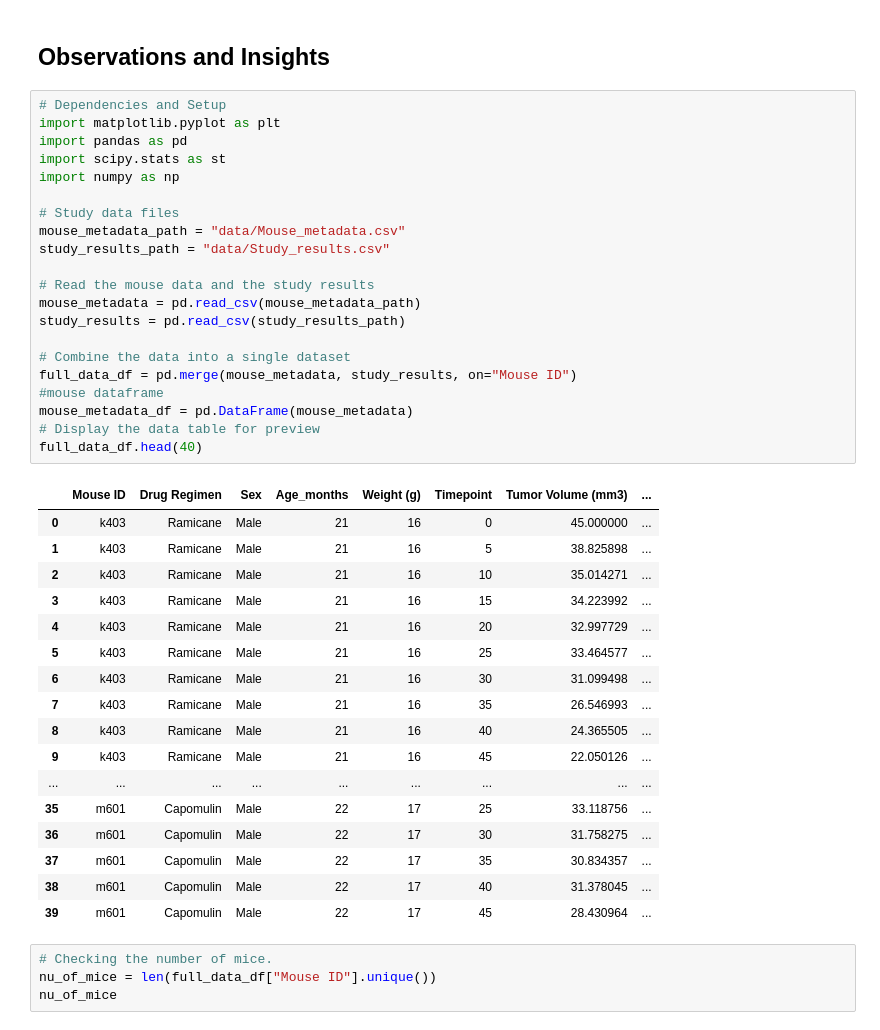
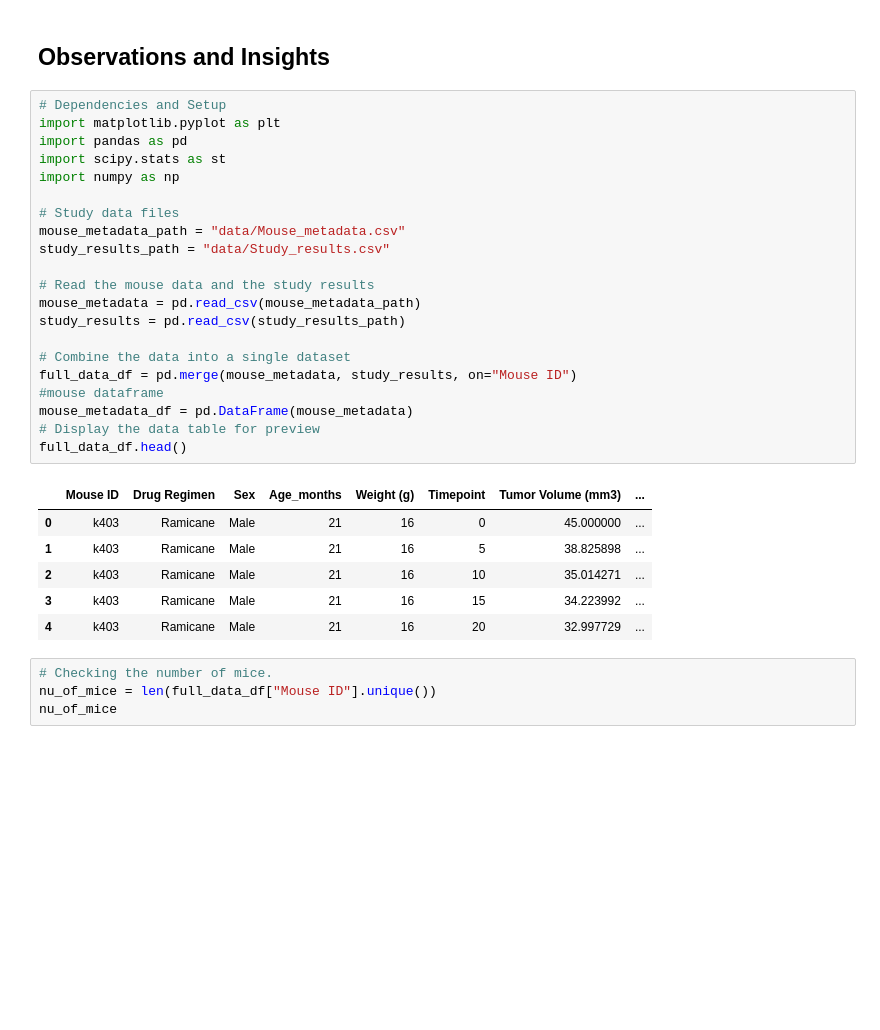
Before and after one commit to Corters22/Pymaceuticals_Review, a Jupyter notebook: pymaceuticals_starter.ipynb, the cells around one changed output. Drawn from its saved outputs; the diff is of its cells as text; blank space fills up the shorter version.

```diff
--- a/pymaceuticals_starter.ipynb
+++ b/pymaceuticals_starter.ipynb
@@ -3,42 +3,31 @@
 # %%
 # Dependencies and Setup
 import matplotlib.pyplot as plt
 import pandas as pd
 import scipy.stats as st
 import numpy as np
 
 # Study data files
 mouse_metadata_path = "data/Mouse_metadata.csv"
 study_results_path = "data/Study_results.csv"
 
 # Read the mouse data and the study results
 mouse_metadata = pd.read_csv(mouse_metadata_path)
 study_results = pd.read_csv(study_results_path)
 
 # Combine the data into a single dataset
 full_data_df = pd.merge(mouse_metadata, study_results, on="Mouse ID")
 #mouse dataframe
 mouse_metadata_df = pd.DataFrame(mouse_metadata)
 # Display the data table for preview
-full_data_df.head(40)
+full_data_df.head()
 # %% [output]
 |  | Mouse ID | Drug Regimen | Sex | Age_months | Weight (g) | Timepoint | Tumor Volume (mm3) | ... |
 | 0 | k403 | Ramicane | Male | 21 | 16 | 0 | 45.000000 | ... |
 | 1 | k403 | Ramicane | Male | 21 | 16 | 5 | 38.825898 | ... |
 | 2 | k403 | Ramicane | Male | 21 | 16 | 10 | 35.014271 | ... |
 | 3 | k403 | Ramicane | Male | 21 | 16 | 15 | 34.223992 | ... |
 | 4 | k403 | Ramicane | Male | 21 | 16 | 20 | 32.997729 | ... |
-| 5 | k403 | Ramicane | Male | 21 | 16 | 25 | 33.464577 | ... |
-| 6 | k403 | Ramicane | Male | 21 | 16 | 30 | 31.099498 | ... |
-| 7 | k403 | Ramicane | Male | 21 | 16 | 35 | 26.546993 | ... |
-| 8 | k403 | Ramicane | Male | 21 | 16 | 40 | 24.365505 | ... |
-| 9 | k403 | Ramicane | Male | 21 | 16 | 45 | 22.050126 | ... |
-| ... | ... | ... | ... | ... | ... | ... | ... | ... |
-| 35 | m601 | Capomulin | Male | 22 | 17 | 25 | 33.118756 | ... |
-| 36 | m601 | Capomulin | Male | 22 | 17 | 30 | 31.758275 | ... |
-| 37 | m601 | Capomulin | Male | 22 | 17 | 35 | 30.834357 | ... |
-| 38 | m601 | Capomulin | Male | 22 | 17 | 40 | 31.378045 | ... |
-| 39 | m601 | Capomulin | Male | 22 | 17 | 45 | 28.430964 | ... |
 # %%
 # Checking the number of mice.
 nu_of_mice = len(full_data_df["Mouse ID"].unique())
```
Also changed, not shown: parts of 5 cells of this notebook.
